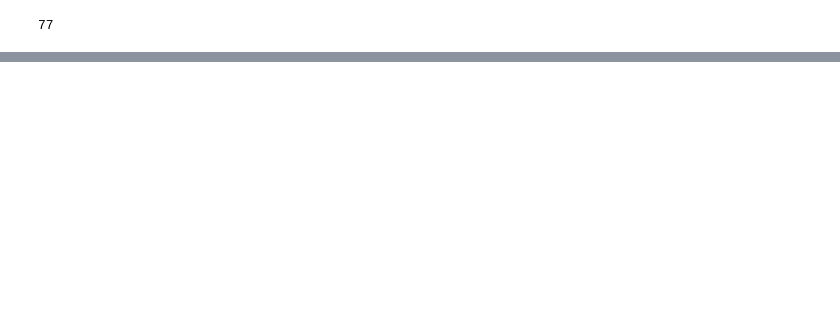
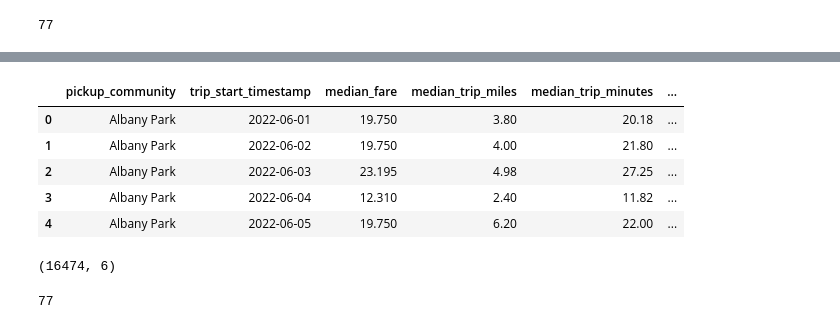
Before and after one commit to datawithalvin/sampling-chicago-taxi, a Jupyter notebook: notebooks/data-preparation.ipynb, the cells around one changed output, grey strips where cells are left out. Drawn from its saved outputs; the diff is of its cells as text; code cells hidden in the pictures; blank space fills up the shorter version.

Commit message:
add preprocessed-daily-taxi-trips.csv

```diff
--- a/notebooks/data-preparation.ipynb
+++ b/notebooks/data-preparation.ipynb
@@ -218,3 +218,6 @@ Right CRS: EPSG:4326
 joined_df2["pickup_community"].nunique()
 # %% [output]
 77
+# %%
+preprocessed = joined_df2.copy()
+display(preprocessed.head(3), preprocessed.shape)
@@ -220,0 +250,9 @@ joined_df2["pickup_community"].nunique()
+# %%
+# convert trip_start to datetime object and then set it as index
+preprocessed['trip_start_timestamp'] = pd.to_datetime(preprocessed['trip_start_timestamp'])
+preprocessed = preprocessed.set_index('trip_start_timestamp')
+
+# groupby pickup_community, resample to daily
+grouped = preprocessed.groupby('pickup_community').resample('D')
+
+grouped
@@ -220,0 +280,5 @@ joined_df2["pickup_community"].nunique()
+# %%
+# replace all empty strings to nan
+preprocessed = preprocessed.replace('', np.nan)
+
+preprocessed.isna().sum()
@@ -220,0 +303,38 @@ joined_df2["pickup_community"].nunique()
+# %%
+# groupby pickup_community, resample to daily
+grouped = preprocessed.groupby('pickup_community').resample('D')
+
+# calculate total trip for each day
+daily_trip = grouped["unique_key"].count()
+
+# calculate median fare, trip_miles and trip minutes
+daily_median = grouped[['fare', 'trip_miles', 'trip_minutes']].median()
+
+# reset index
+daily_trip = daily_trip.reset_index()
+daily_median = daily_median.reset_index()
+
+# rename columns
+# merge daily_trip and daily_median
+daily_trip = daily_trip.rename(columns={'unique_key': 'total_trip'})
+daily_median = daily_median.rename(columns={'fare':'median_fare', 'trip_miles':'median_trip_miles', 'trip_minutes':'median_trip_minutes'})
+merged_df = pd.merge(daily_median, daily_trip, on=['pickup_community', 'trip_start_timestamp'])
+
+merged_df['trip_start_timestamp'] = merged_df['trip_start_timestamp'].dt.strftime('%Y-%m-%d')
+
+merged_df.head()
+# %% [output]
+|  | pickup_community | trip_start_timestamp | median_fare | median_trip_miles | median_trip_minutes | ... |
+| 0 | Albany Park | 2022-06-01 | 19.750 | 3.80 | 20.18 | ... |
+| 1 | Albany Park | 2022-06-02 | 19.750 | 4.00 | 21.80 | ... |
+| 2 | Albany Park | 2022-06-03 | 23.195 | 4.98 | 27.25 | ... |
+| 3 | Albany Park | 2022-06-04 | 12.310 | 2.40 | 11.82 | ... |
+| 4 | Albany Park | 2022-06-05 | 19.750 | 6.20 | 22.00 | ... |
+# %%
+merged_df.shape
+# %% [output]
+(16474, 6)
+# %%
+merged_df["pickup_community"].nunique()
+# %% [output]
+77
```
Also changed, not shown: parts of 7 cells of this notebook, 2 other files.
